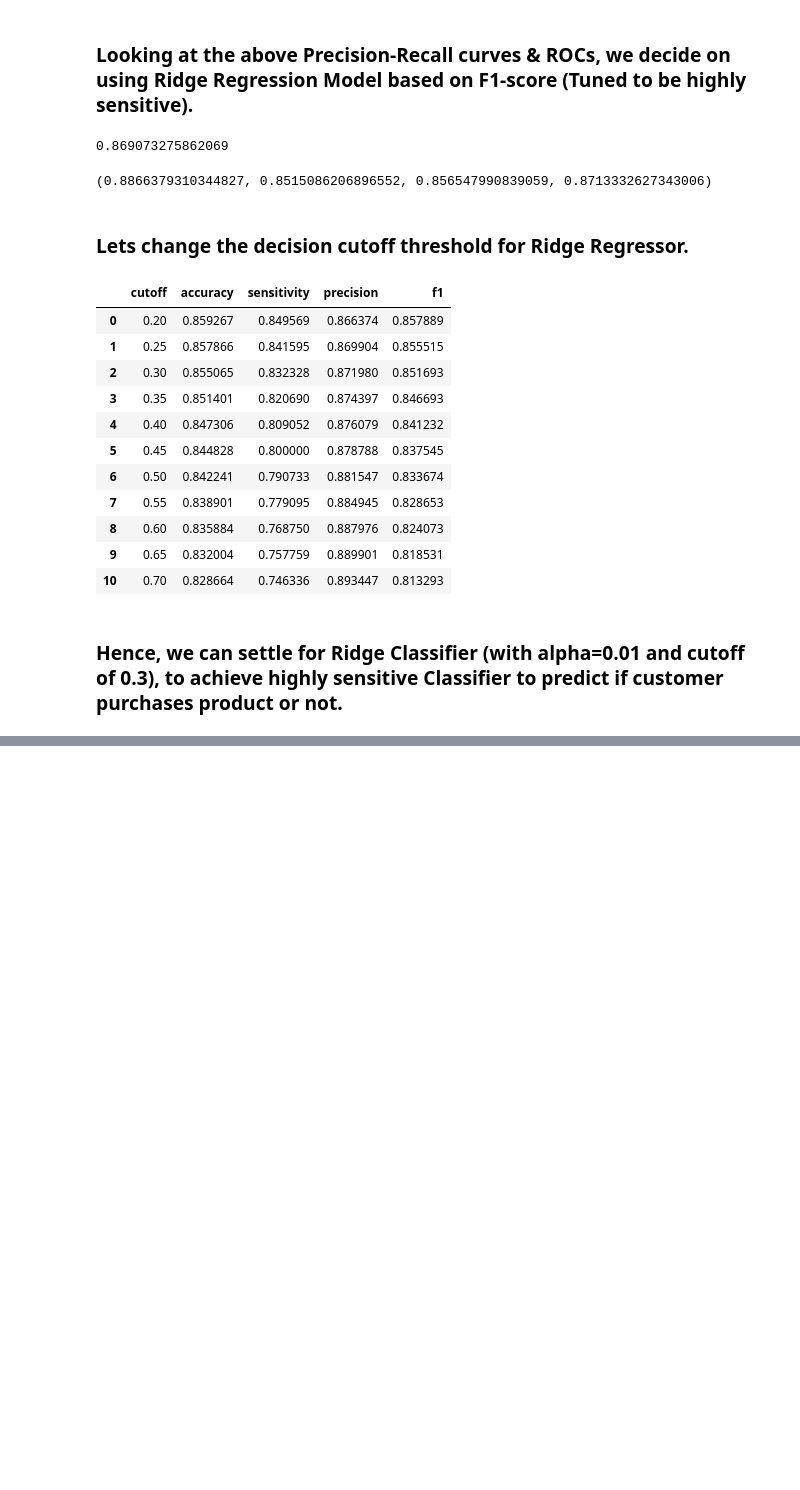
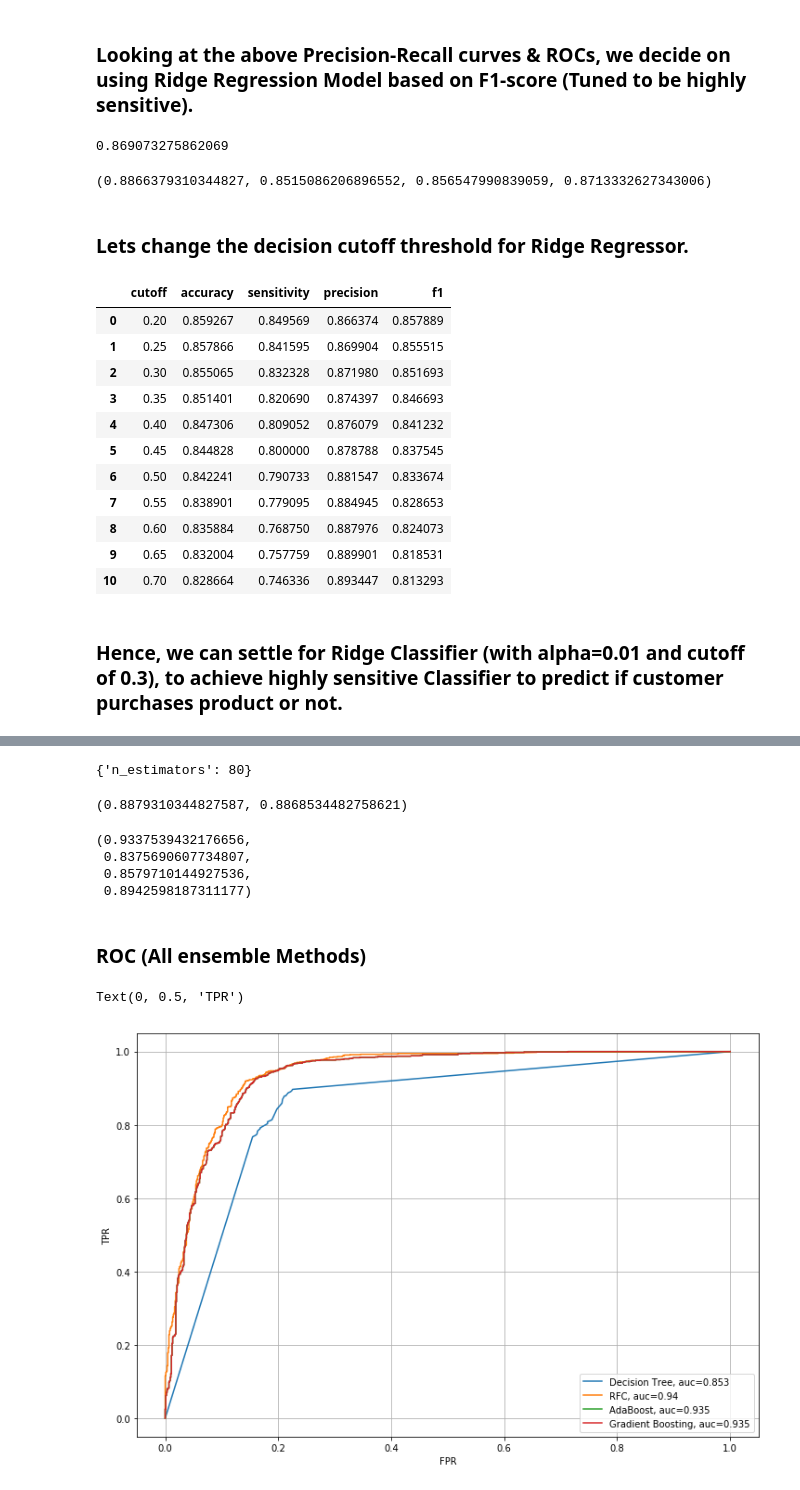
Before and after one commit to AdiVarma27/DirectMarketingPrediction, a Jupyter notebook: DirectMarketingPrediction.ipynb, the cells around one changed output, grey strips where cells are left out. Drawn from its saved outputs; the diff is of its cells as text; code cells hidden in the pictures; blank space fills up the shorter version.

```diff
--- a/DirectMarketingPrediction.ipynb
+++ b/DirectMarketingPrediction.ipynb
@@ -977,0 +1099,6 @@ df_tuned
+# %%
+rfc = RandomForestClassifier(n_estimators=200, criterion='entropy', max_depth=13, max_features=25)
+rfc.fit(X_train, y_train)
+y_pred = rfc.predict(X_test)
+
+accuracy_score(rfc.predict(X_train), y_train), accuracy_score(y_pred, y_test)
@@ -977,0 +1130,5 @@ df_tuned
+# %%
+adb = AdaBoostClassifier()
+search = GridSearchCV(adb, {'n_estimators' : [10, 20, 30, 40, 60, 80]}, cv=2)
+
+search.fit(X_train, y_train)
@@ -977,0 +1142,6 @@ df_tuned
+# %%
+adb = AdaBoostClassifier(n_estimators=60)
+adb.fit(X_train, y_train)
+y_pred = adb.predict(X_test)
+
+accuracy_score(adb.predict(X_train), y_train), accuracy_score(y_pred, y_test)
@@ -977,0 +1174,62 @@ df_tuned
+# %%
+search.best_params_
+# %% [output]
+{'n_estimators': 80}
+# %%
+gdb = GradientBoostingClassifier(n_estimators=80)
+gdb.fit(X_train, y_train)
+y_pred = gdb.predict(X_test)
+
+accuracy_score(gdb.predict(X_train), y_train), accuracy_score(y_pred, y_test)
+# %% [output]
+(0.8879310344827587, 0.8868534482758621)
+# %%
+tn, fp, fn, tp = confusion_matrix(y_test, y_pred).ravel()
+
+sensitivity = tp/(tp+fn)
+specificity = tn/(tn+fp)
+precision = tp/(tp+fp)
+f1 = 2*sensitivity*precision/(sensitivity+precision)
+
+sensitivity, specificity, precision, f1
+# %% [output]
+(0.9337539432176656,
+ 0.8375690607734807,
+ 0.8579710144927536,
+ 0.8942598187311177)
+# %% [markdown]
+### ROC (All ensemble Methods)
+# %%
+from sklearn import metrics
+plt.figure(figsize=(12,8))
+
+y_pred_proba = dt.predict_proba(X_test)[::,1]
+fpr, tpr, _ = metrics.roc_curve(y_test,  y_pred_proba)
+auc = metrics.roc_auc_score(y_test, y_pred_proba)
+plt.plot(fpr,tpr,label="Decision Tree, auc="+str(np.round(auc,3)))
+plt.legend()
+
+y_pred_proba = rfc.predict_proba(X_test)[::,1]
+fpr, tpr, _ = metrics.roc_curve(y_test,  y_pred_proba)
+auc = metrics.roc_auc_score(y_test, y_pred_proba)
+plt.plot(fpr,tpr,label="RFC, auc="+str(np.round(auc,3)))
+plt.legend()
+
+y_pred_proba = adb.predict_proba(X_test)[::,1]
+fpr, tpr, _ = metrics.roc_curve(y_test,  y_pred_proba)
+auc = metrics.roc_auc_score(y_test, y_pred_proba)
+plt.plot(fpr,tpr,label="AdaBoost, auc="+str(np.round(auc,3)))
+plt.legend()
+
+y_pred_proba = adb.predict_proba(X_test)[::,1]
+fpr, tpr, _ = metrics.roc_curve(y_test,  y_pred_proba)
+auc = metrics.roc_auc_score(y_test, y_pred_proba)
+plt.plot(fpr,tpr,label="Gradient Boosting, auc="+str(np.round(auc,3)))
+plt.legend()
+
+plt.grid()
+plt.xlabel('FPR')
+plt.ylabel('TPR')
+# %% [output]
+Text(0, 0.5, 'TPR')
+[figure, added]
```
Also changed, not shown: parts of 29 cells of this notebook, 2 other files.
